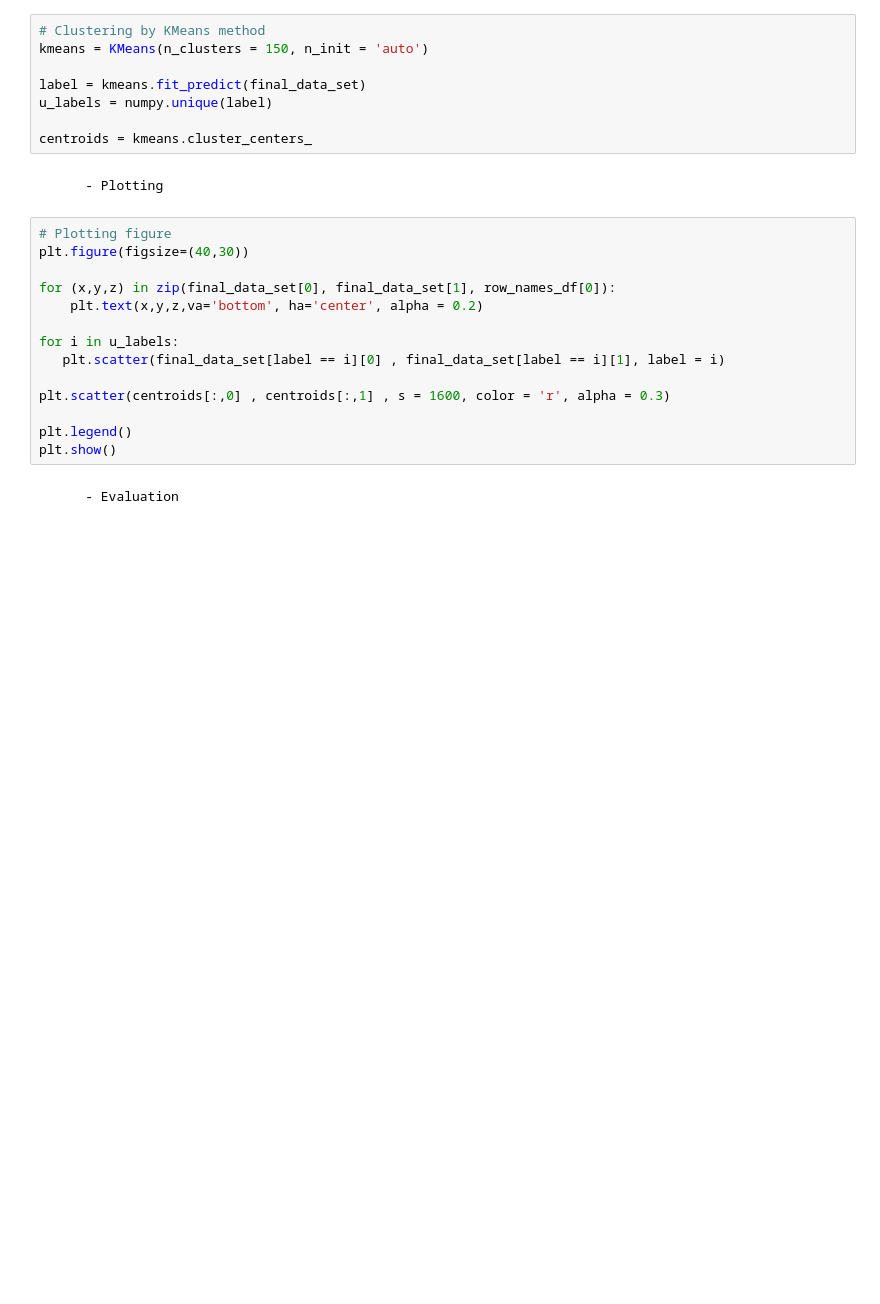
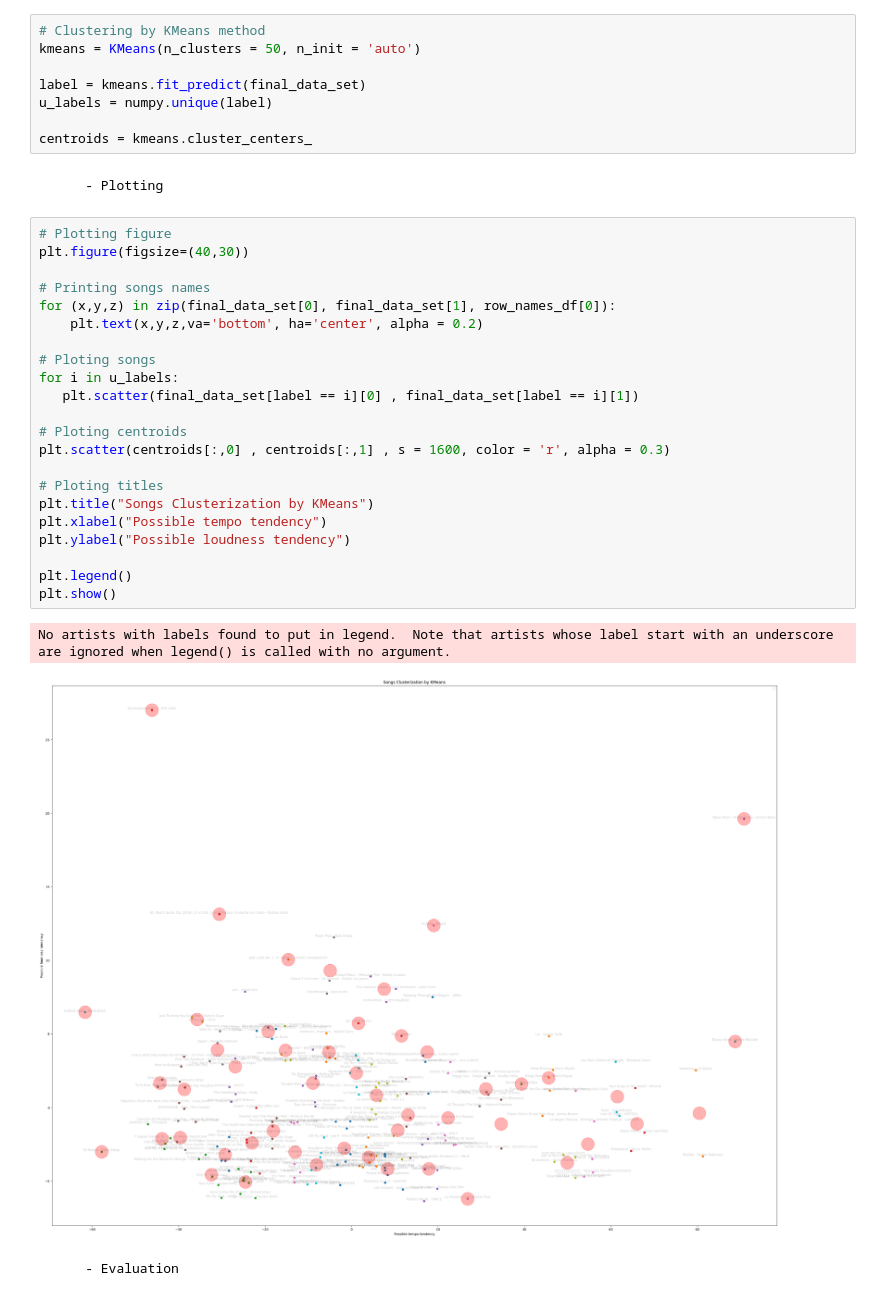
Before and after one commit to IvanGomez37/Spotify-clusterization, a Jupyter notebook: Spotify.ipynb, the cells around one changed output. Drawn from its saved outputs; the diff is of its cells as text; blank space fills up the shorter version.

```diff
--- a/Spotify.ipynb
+++ b/Spotify.ipynb
@@ -161,7 +175,7 @@ row_names_df = pandas.DataFrame(row_names)
 final_data_set = pandas.DataFrame(pca(data_set, 2))
 # %%
 # Clustering by KMeans method
-kmeans = KMeans(n_clusters = 150, n_init = 'auto')
+kmeans = KMeans(n_clusters = 50, n_init = 'auto')
 
 label = kmeans.fit_predict(final_data_set)
 u_labels = numpy.unique(label)
@@ -172,17 +186,28 @@ centroids = kmeans.cluster_centers_
 # %%
 # Plotting figure
 plt.figure(figsize=(40,30))
 
+# Printing songs names
 for (x,y,z) in zip(final_data_set[0], final_data_set[1], row_names_df[0]):
     plt.text(x,y,z,va='bottom', ha='center', alpha = 0.2)
 
+# Ploting songs
 for i in u_labels:
-   plt.scatter(final_data_set[label == i][0] , final_data_set[label == i][1], label = i)
+   plt.scatter(final_data_set[label == i][0] , final_data_set[label == i][1])
 
+# Ploting centroids
 plt.scatter(centroids[:,0] , centroids[:,1] , s = 1600, color = 'r', alpha = 0.3)
+
+# Ploting titles
+plt.title("Songs Clusterization by KMeans")
+plt.xlabel("Possible tempo tendency")
+plt.ylabel("Possible loudness tendency")
 
 plt.legend()
 plt.show()
+# %% [output]
+No artists with labels found to put in legend.  Note that artists whose label start with an underscore are ignored when legend() is called with no argument.
+[figure, added]
 # %% [markdown]
         - Evaluation
 # %%
```
Also changed, not shown: parts of 5 cells of this notebook, 1 other file.
